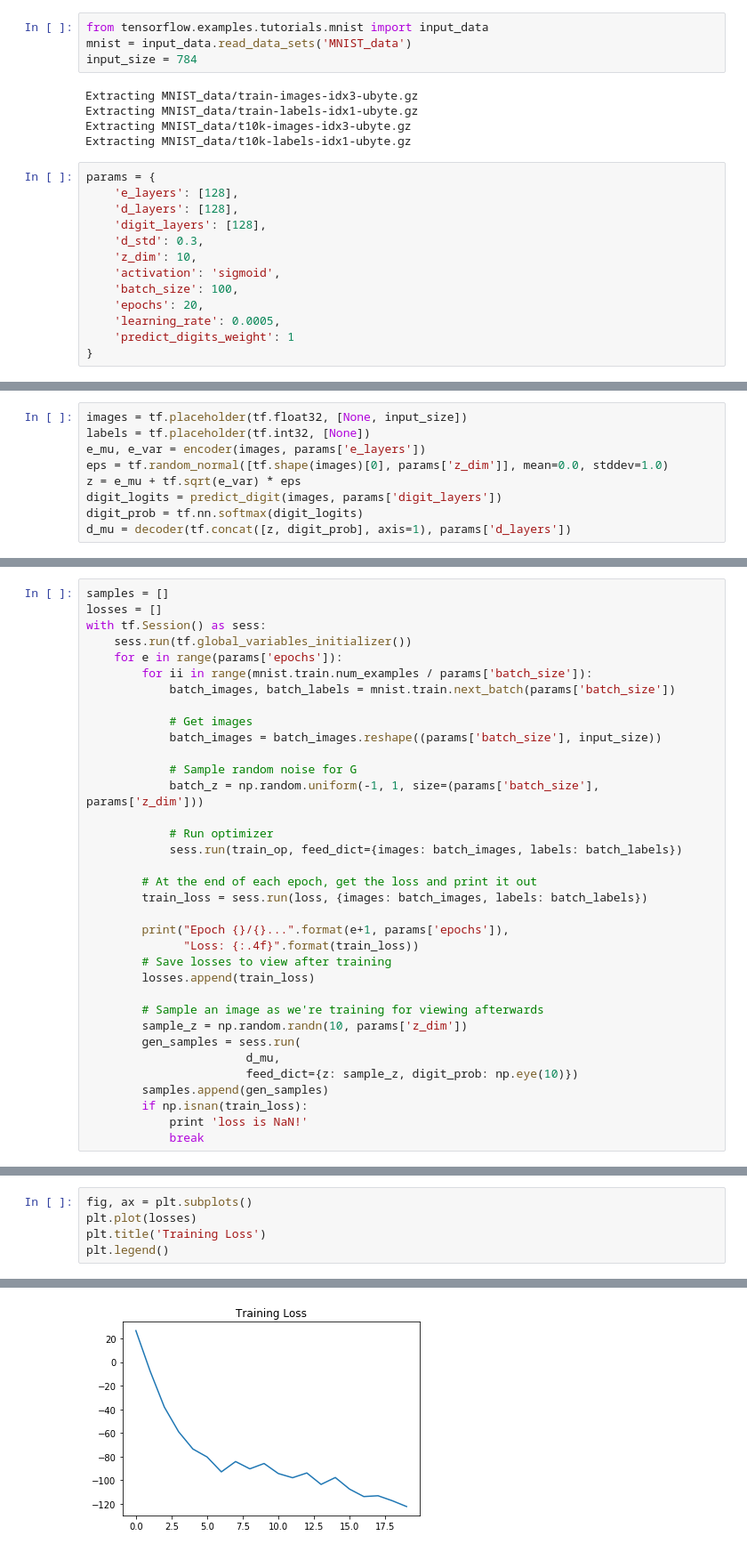
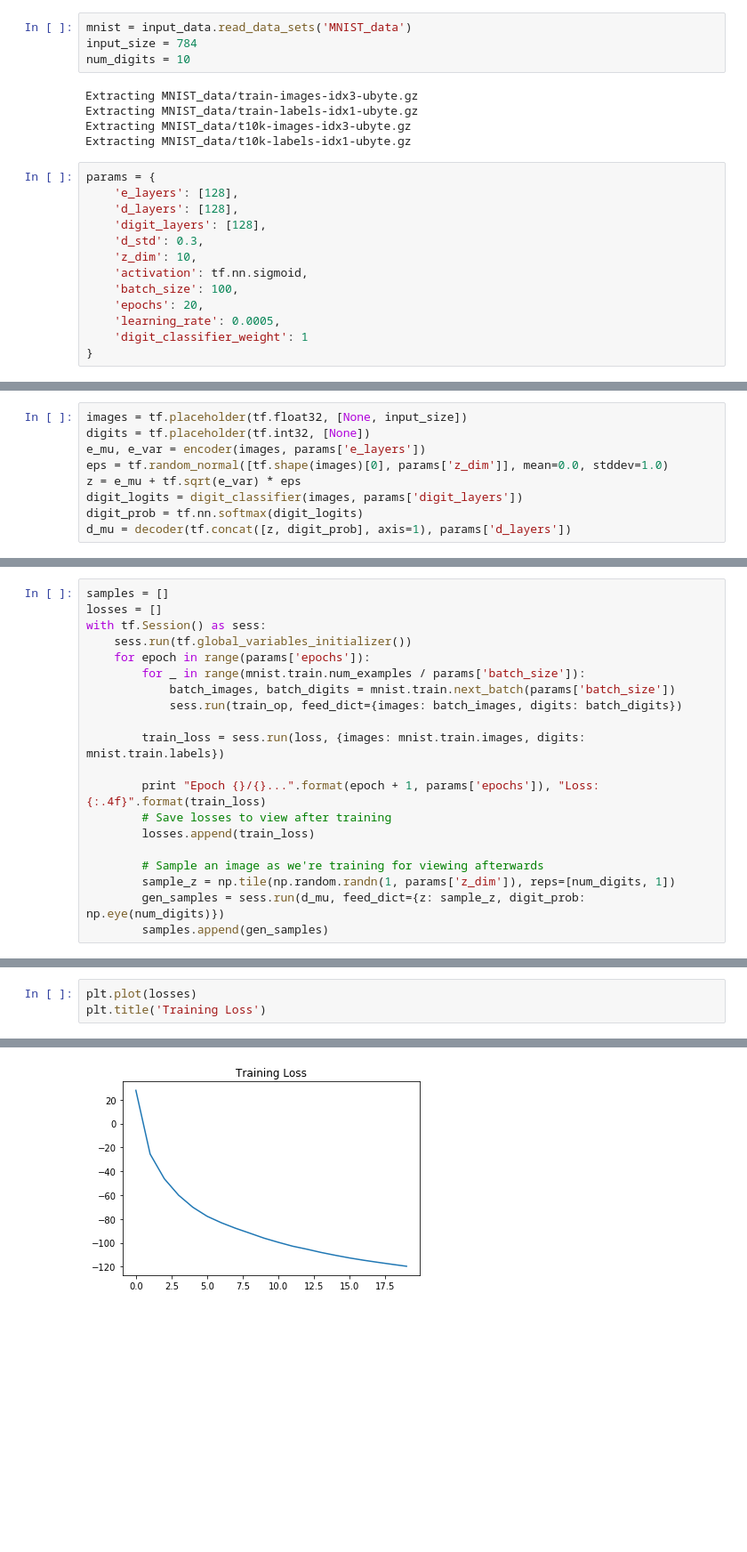
Before and after one commit to lsheiba/vae-mnist, a Jupyter notebook: vae.ipynb, the cells around one changed output, grey strips where cells are left out. Shown: that part at 89% size. Saved outputs shown, nothing was run; the diff lists cells and outputs as text; blank space fills up the shorter version.

```diff
--- a/vae.ipynb
+++ b/vae.ipynb
@@ -5,9 +6,9 @@ import matplotlib.pyplot as plt
 
 %matplotlib inline
 # %%
-from tensorflow.examples.tutorials.mnist import input_data
 mnist = input_data.read_data_sets('MNIST_data')
 input_size = 784
+num_digits = 10
 # %% [output]
 Extracting MNIST_data/train-images-idx3-ubyte.gz
 Extracting MNIST_data/train-labels-idx1-ubyte.gz
@@ -20,11 +21,11 @@ params = {
     'digit_layers': [128],
     'd_std': 0.3,
     'z_dim': 10,
-    'activation': 'sigmoid',
+    'activation': tf.nn.sigmoid,
     'batch_size': 100,
     'epochs': 20,
     'learning_rate': 0.0005,
-    'predict_digits_weight': 1
+    'digit_classifier_weight': 1
 }
 # %%
 def encoder(x, layers):
@@ -55,11 +50,11 @@ def predict_digit(x, layers):
     return logits
 # %%
 images = tf.placeholder(tf.float32, [None, input_size])
-labels = tf.placeholder(tf.int32, [None])
+digits = tf.placeholder(tf.int32, [None])
 e_mu, e_var = encoder(images, params['e_layers'])
 eps = tf.random_normal([tf.shape(images)[0], params['z_dim']], mean=0.0, stddev=1.0)
 z = e_mu + tf.sqrt(e_var) * eps
-digit_logits = predict_digit(images, params['digit_layers'])
+digit_logits = digit_classifier(images, params['digit_layers'])
 digit_prob = tf.nn.softmax(digit_logits)
 d_mu = decoder(tf.concat([z, digit_prob], axis=1), params['d_layers'])
 # %%
@@ -76,34 +71,19 @@ samples = []
 losses = []
 with tf.Session() as sess:
     sess.run(tf.global_variables_initializer())
-    for e in range(params['epochs']):
-        for ii in range(mnist.train.num_examples / params['batch_size']):
-            batch_images, batch_labels = mnist.train.next_batch(params['batch_size'])
+    for epoch in range(params['epochs']):
+        for _ in range(mnist.train.num_examples / params['batch_size']):
+            batch_images, batch_digits = mnist.train.next_batch(params['batch_size'])
+            sess.run(train_op, feed_dict={images: batch_images, digits: batch_digits})
 
-            # Get images
-            batch_images = batch_images.reshape((params['batch_size'], input_size))
+        train_loss = sess.run(loss, {images: mnist.train.images, digits: mnist.train.labels})
 
-            # Sample random noise for G
-            batch_z = np.random.uniform(-1, 1, size=(params['batch_size'], params['z_dim']))
-
-            # Run optimizer
-            sess.run(train_op, feed_dict={images: batch_images, labels: batch_labels})
-
-        # At the end of each epoch, get the loss and print it out
-        train_loss = sess.run(loss, {images: batch_images, labels: batch_labels})
-
-        print("Epoch {}/{}...".format(e+1, params['epochs']),
-              "Loss: {:.4f}".format(train_loss))
+        print "Epoch {}/{}...".format(epoch + 1, params['epochs']), "Loss: {:.4f}".format(train_loss)
         # Save losses to view after training
         losses.append(train_loss)
 
         # Sample an image as we're training for viewing afterwards
-        sample_z = np.random.randn(10, params['z_dim'])
-        gen_samples = sess.run(
-                       d_mu,
-                       feed_dict={z: sample_z, digit_prob: np.eye(10)})
+        sample_z = np.tile(np.random.randn(1, params['z_dim']), reps=[num_digits, 1])
+        gen_samples = sess.run(d_mu, feed_dict={z: sample_z, digit_prob: np.eye(num_digits)})
         samples.append(gen_samples)
-        if np.isnan(train_loss):
-            print 'loss is NaN!'
-            break
 # %% [output]
@@ -130,6 +110,4 @@ with tf.Session() as sess:
 # %%
-fig, ax = plt.subplots()
 plt.plot(losses)
 plt.title('Training Loss')
-plt.legend()
 # %% [output]
@@ -136 +115 @@ plt.legend()
-[figure, old version]
+[figure, new version]
```
Also changed, not shown: parts of 11 cells of this notebook.
